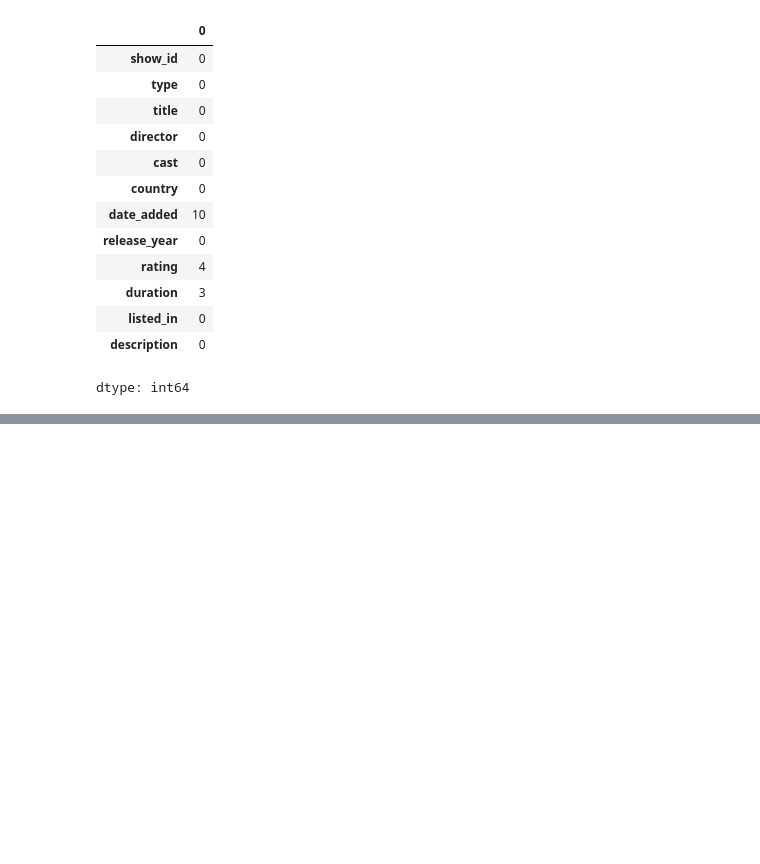
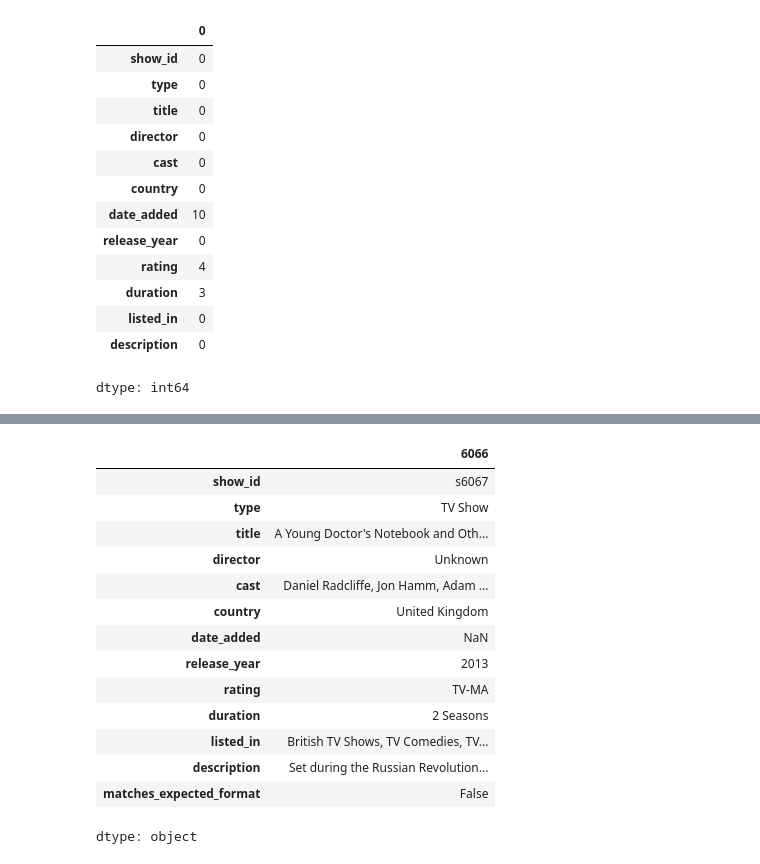
Before and after one commit to harshitrana672/Exploratory_Data_Analysis, a Jupyter notebook: NetflixAnalysis.ipynb, the cells around one changed output, grey strips where cells are left out. Cells and saved outputs as stored; diff of their text form; code cells hidden in the pictures; blank space fills up the shorter version.

Commit message:
cleaned the dataset

```diff
--- a/NetflixAnalysis.ipynb
+++ b/NetflixAnalysis.ipynb
@@ -127,0 +182,5 @@ dtype: object
+# %%
+# Replace 2+ spaces *after the comma* with a single space
+df['date_added_clean'] = df['date_added'].str.replace(r',\s{2,}', ', ', regex=True)
+# %%
+df = df.drop('matches_expected_format', axis=1)
@@ -127,0 +193,26 @@ dtype: object
+# %%
+import pandas as pd
+import re
+
+# Clean the column
+def clean_date_string(s):
+    if pd.isna(s):
+        return s
+    # Remove multiple spaces after comma
+    s = re.sub(r',\s{2,}', ', ', s)
+    # Normalize all whitespace to single space
+    s = re.sub(r'\s+', ' ', s)
+    return s.strip()
+
+df['date_added_clean'] = df['date_added'].apply(clean_date_string)
+# %%
+import pandas as pd
+import re
+
+# Example pattern: Full month name, space, 1-2 digit day, comma, space, 4-digit year
+pattern = r'^[A-Za-z]+ \d{1,2}, \d{4}$'
+
+# Create a boolean column to indicate whether each value matches the expected format
+df['matches_expected_format'] = df['date_added_clean'].str.match(pattern).fillna(False)
+
+anomalies = df[~df['matches_expected_format']]
@@ -128 +237,19 @@ dtype: object
+# %%
+df.iloc[6066]
+# %% [output]
+|  | 6066 |
+| show_id | s6067 |
+| type | TV Show |
+| title | A Young Doctor's Notebook and Oth... |
+| director | Unknown |
+| cast | Daniel Radcliffe, Jon Hamm, Adam ... |
+| country | United Kingdom |
+| date_added | NaN |
+| release_year | 2013 |
+| rating | TV-MA |
+| duration | 2 Seasons |
+| listed_in | British TV Shows, TV Comedies, TV... |
+| description | Set during the Russian Revolution... |
+| matches_expected_format | False |
+dtype: object
 # %%
```
Also changed, not shown: parts of 14 cells of this notebook.
